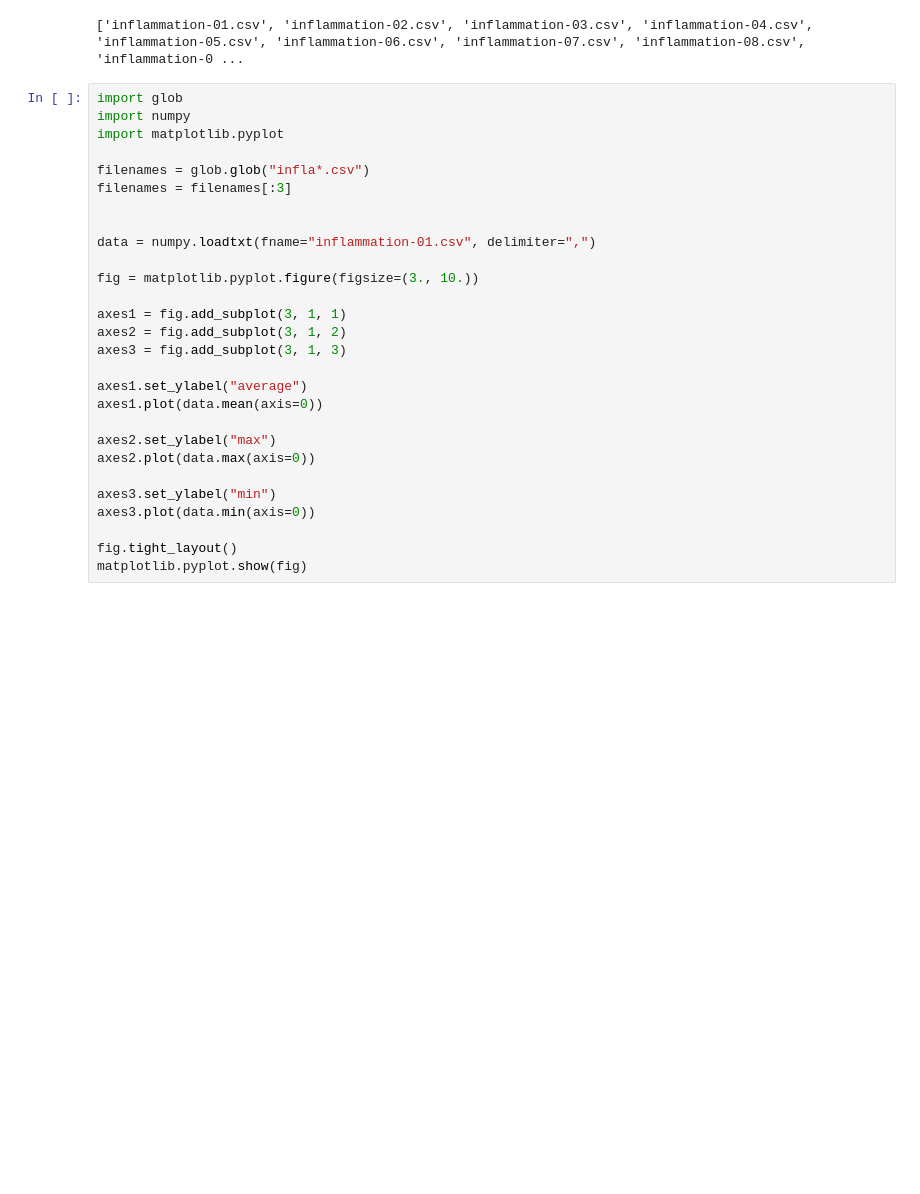
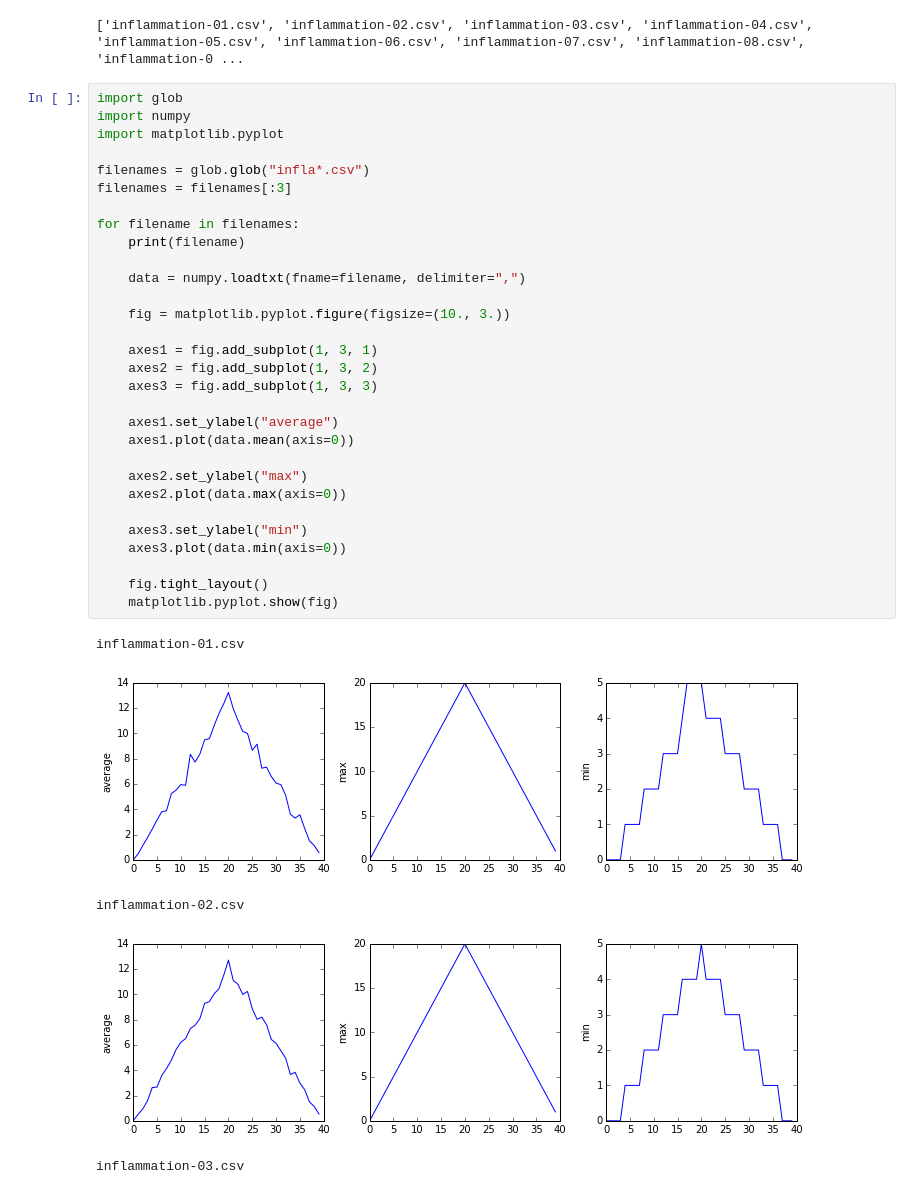
Before and after one commit to calculquebec/2015-10-26-SWC-Universite-Laval, a Jupyter notebook: Introduction à la programmation en Python.ipynb, the cells around one changed output. Saved outputs shown, nothing was run; the diff lists cells and outputs as text; blank space fills up the shorter version.

```diff
--- a/Introduction à la programmation en Python.ipynb
+++ b/Introduction à la programmation en Python.ipynb
@@ -533,28 +533,36 @@ print(filenames)
 # %%
 import glob
 import numpy
 import matplotlib.pyplot
 
 filenames = glob.glob("infla*.csv")
 filenames = filenames[:3]
 
+for filename in filenames:
+    print(filename)
 
-data = numpy.loadtxt(fname="inflammation-01.csv", delimiter=",")
+    data = numpy.loadtxt(fname=filename, delimiter=",")
 
-fig = matplotlib.pyplot.figure(figsize=(3., 10.))
+    fig = matplotlib.pyplot.figure(figsize=(10., 3.))
 
-axes1 = fig.add_subplot(3, 1, 1)
-axes2 = fig.add_subplot(3, 1, 2)
-axes3 = fig.add_subplot(3, 1, 3)
+    axes1 = fig.add_subplot(1, 3, 1)
+    axes2 = fig.add_subplot(1, 3, 2)
+    axes3 = fig.add_subplot(1, 3, 3)
 
-axes1.set_ylabel("average")
-axes1.plot(data.mean(axis=0))
+    axes1.set_ylabel("average")
+    axes1.plot(data.mean(axis=0))
 
-axes2.set_ylabel("max")
-axes2.plot(data.max(axis=0))
+    axes2.set_ylabel("max")
+    axes2.plot(data.max(axis=0))
 
-axes3.set_ylabel("min")
-axes3.plot(data.min(axis=0))
+    axes3.set_ylabel("min")
+    axes3.plot(data.min(axis=0))
 
-fig.tight_layout()
-matplotlib.pyplot.show(fig)
+    fig.tight_layout()
+    matplotlib.pyplot.show(fig)
+# %% [output]
+inflammation-01.csv
+[figure, added]
+inflammation-02.csv
+[figure, added]
+inflammation-03.csv
```
Also changed, not shown: parts of 1 cell of this notebook.
